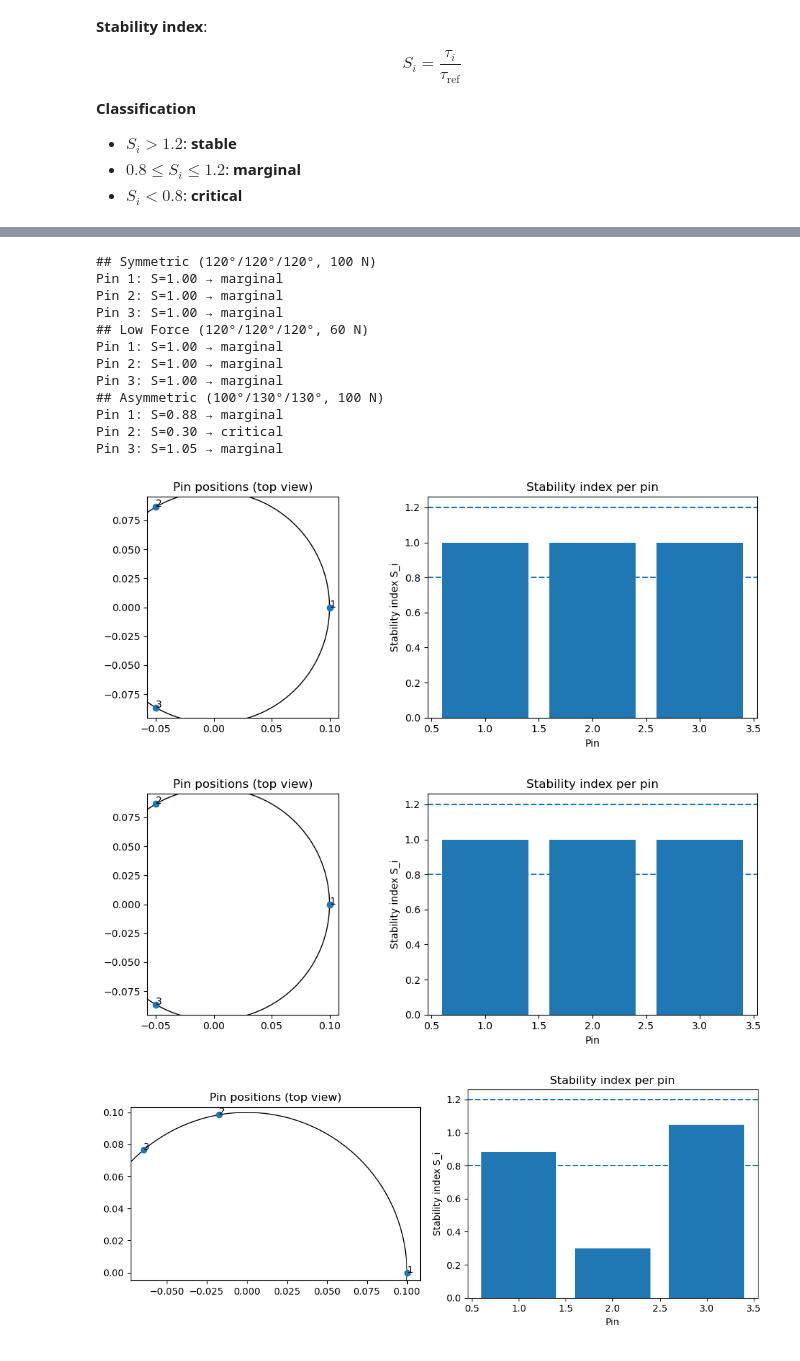
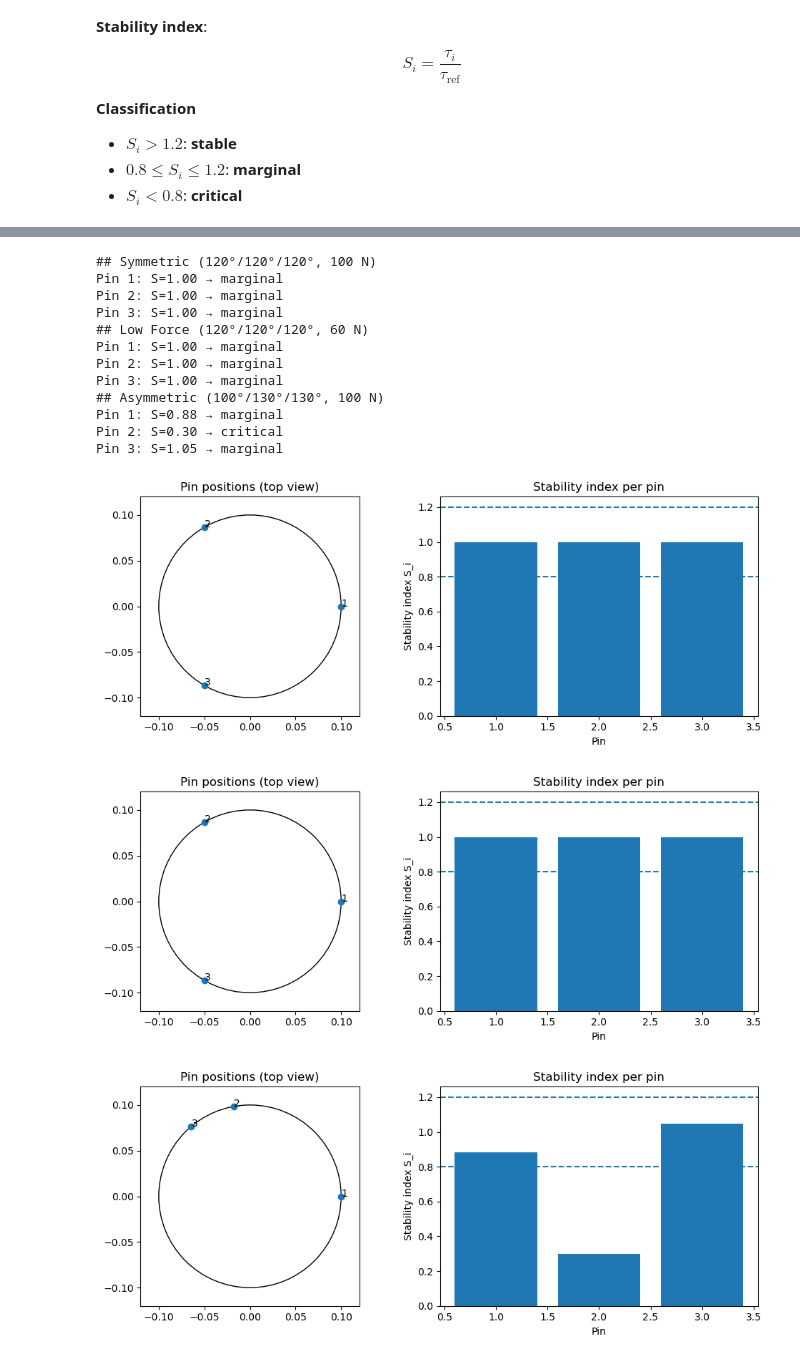
Before and after one commit to HamedShabani/DiSC, a Jupyter notebook: DiSC_stability_notebook.ipynb, the cells around one changed output, grey strips where cells are left out. Cells and saved outputs as stored; diff of their text form; code cells hidden in the pictures.

```diff
--- a/DiSC_stability_notebook.ipynb
+++ b/DiSC_stability_notebook.ipynb
@@ -106,6 +106,8 @@ def visualize_stability(R, thetas_deg, S, thresholds=(0.8, 1.2)):
         ax1.text(x, y, str(i))
     ax1.set_aspect('equal')
     ax1.set_title('Pin positions (top view)')
+    ax1.set_xlim(-R * 1.2, R * 1.2)
+    ax1.set_ylim(-R * 1.2, R * 1.2)
     ax2.bar(np.arange(1, len(S) + 1), S)
     ax2.axhline(thresholds[0], linestyle='--')
     ax2.axhline(thresholds[1], linestyle='--')
@@ -116,32 +121,32 @@ def visualize_stability(R, thetas_deg, S, thresholds=(0.8, 1.2)):
 # %%
 R = 0.1  # 100 mm
 mu = 0.3
 cases = {
     'Symmetric (120°/120°/120°, 100 N)': ([120, 120, 120], [100, 100, 100]),
-    'Low Force (120°/120°/120°, 60 N)': ([120, 120, 120], [60, 60, 60]),
+    'Low Force (120°/120°/120°, 60 N)': ([120, 120, 120], [20, 20, 20]),
     'Asymmetric (100°/130°/130°, 100 N)': ([100, 30, 130], [100, 100, 100]),
 }
 for name, (thetas, forces) in cases.items():
     print(f"## {name}")
-    R_est, th, r = geometry_from_markers([0, 0, 0], [[R, 0, 0], [0, R, 0], [-R, 0, 0]])
+    R_est, th, r = geometry_from_markers([0, 0, 0], [[R, 0, 0], [0, R, 0], [-R, 0, 0]])#  in reality Pins might not be placed exactly at 100 mm radius
     torques, S = compute_stability_index(R_est, mu, forces, thetas)
     labels = classify_stability(S)
     for i, (s, lab) in enumerate(zip(S, labels), start=1):
         print(f"Pin {i}: S={s:.2f} → {lab}")
     visualize_stability(R_est, thetas, S)
 # %% [output]
 ## Symmetric (120°/120°/120°, 100 N)
 Pin 1: S=1.00 → marginal
 Pin 2: S=1.00 → marginal
 Pin 3: S=1.00 → marginal
 ## Low Force (120°/120°/120°, 60 N)
 Pin 1: S=1.00 → marginal
 Pin 2: S=1.00 → marginal
 Pin 3: S=1.00 → marginal
 ## Asymmetric (100°/130°/130°, 100 N)
 Pin 1: S=0.88 → marginal
 Pin 2: S=0.30 → critical
 Pin 3: S=1.05 → marginal
-[figure, old version]
+[figure, new version]
-[figure, old version]
+[figure, new version]
-[figure, old version]
+[figure, new version]
```
Also changed, not shown: parts of 1 cell of this notebook, 5 other files.
